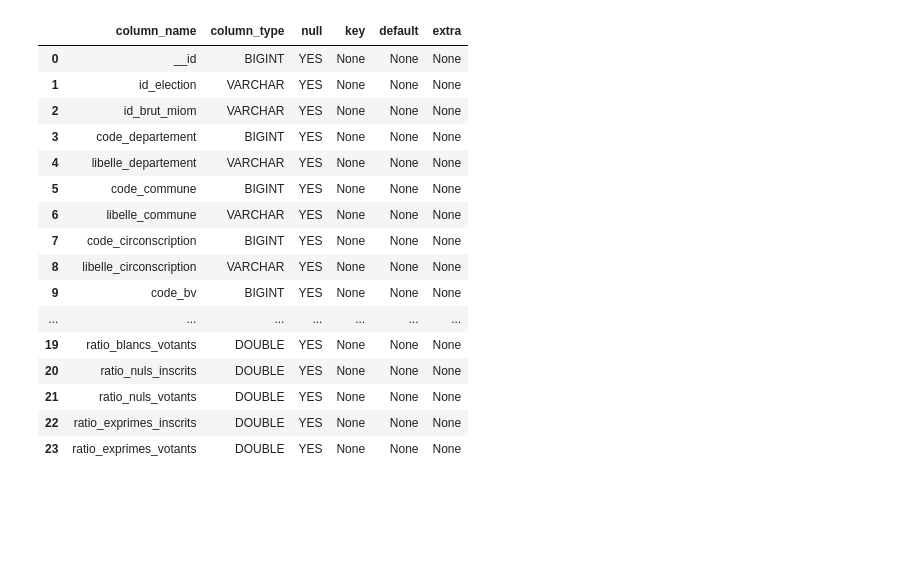
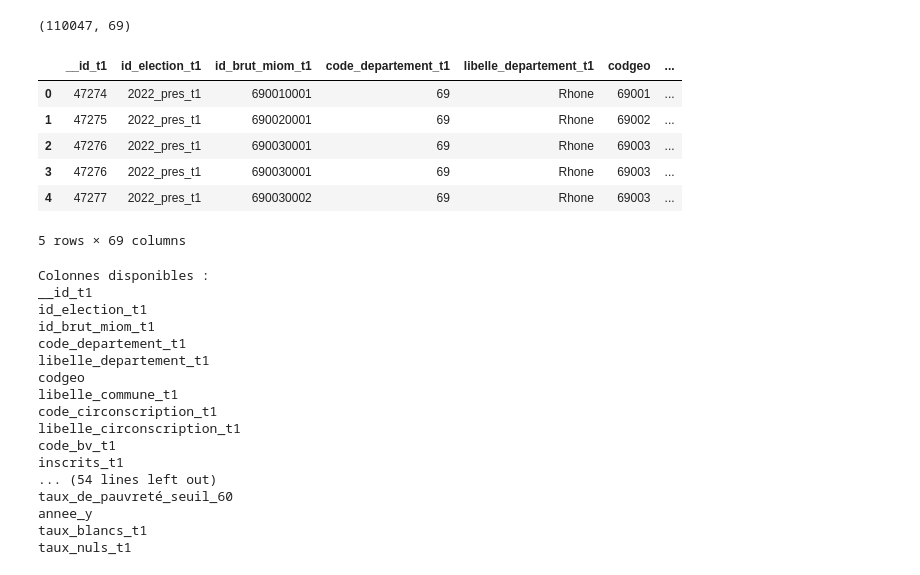
Before and after one commit to anaskt-dev/MSPR_BLOC3_MASTER1, a Jupyter notebook: model.ipynb, the cells around one changed output. Cells and saved outputs as stored; diff of their text form; code cells hidden in the pictures; blank space fills up the shorter version.

```diff
--- a/model.ipynb
+++ b/model.ipynb
@@ -122,34 +38,50 @@ df_model.describe().round(2)
 # %%
-# ── Cellule 4 — Split train / test (80 / 20) ─────────────────────────────────
-X = df_model[FEATURES]
-y = df_model[TARGET]
+# Variables électorales
+#df["taux_participation_t1"] = df["votants_t1"] / df["inscrits_t1"]
+#df["taux_participation_t2"] = df["votants_t2"] / df["inscrits_t2"]
 
-X_train, X_test, y_train, y_test = train_test_split(
-    X, y,
-    test_size=0.20,
-    random_state=RANDOM_STATE
-)
+df["taux_blancs_t1"] = df["blancs_t1"] / df["votants_t1"]
+df["taux_nuls_t1"] = df["nuls_t1"] / df["votants_t1"]
 
-print(f'Train : {len(X_train)} lignes')
-print(f'Test  : {len(X_test)}  lignes')
-print(f'\nDistribution cible (train) :')
-print(y_train.describe().round(2))
+# Nettoyage des divisions impossibles
+df = df.replace([np.inf, -np.inf], np.nan)
+
+# Colonnes numériques utiles côté emploi / revenus
+for col in df.columns:
+    if col not in ["codgeo"]:
+        df[col] = pd.to_numeric(df[col], errors="ignore")
+
+print(df.shape)
+df.head()
 # %% [output]
+(110047, 69)
-|  | column_name | column_type | null | key | default | extra |
-| 0 | __id | BIGINT | YES | None | None | None |
-| 1 | id_election | VARCHAR | YES | None | None | None |
-| 2 | id_brut_miom | VARCHAR | YES | None | None | None |
-| 3 | code_departement | BIGINT | YES | None | None | None |
-| 4 | libelle_departement | VARCHAR | YES | None | None | None |
-| 5 | code_commune | BIGINT | YES | None | None | None |
-| 6 | libelle_commune | VARCHAR | YES | None | None | None |
-| 7 | code_circonscription | BIGINT | YES | None | None | None |
-| 8 | libelle_circonscription | VARCHAR | YES | None | None | None |
-| 9 | code_bv | BIGINT | YES | None | None | None |
-| ... | ... | ... | ... | ... | ... | ... |
-| 19 | ratio_blancs_votants | DOUBLE | YES | None | None | None |
-| 20 | ratio_nuls_inscrits | DOUBLE | YES | None | None | None |
-| 21 | ratio_nuls_votants | DOUBLE | YES | None | None | None |
-| 22 | ratio_exprimes_inscrits | DOUBLE | YES | None | None | None |
-| 23 | ratio_exprimes_votants | DOUBLE | YES | None | None | None |
+|  | __id_t1 | id_election_t1 | id_brut_miom_t1 | code_departement_t1 | libelle_departement_t1 | codgeo | ... |
+| 0 | 47274 | 2022_pres_t1 | 690010001 | 69 | Rhone | 69001 | ... |
+| 1 | 47275 | 2022_pres_t1 | 690020001 | 69 | Rhone | 69002 | ... |
+| 2 | 47276 | 2022_pres_t1 | 690030001 | 69 | Rhone | 69003 | ... |
+| 3 | 47276 | 2022_pres_t1 | 690030001 | 69 | Rhone | 69003 | ... |
+| 4 | 47277 | 2022_pres_t1 | 690030002 | 69 | Rhone | 69003 | ... |
+5 rows × 69 columns
+# %%
+print("Colonnes disponibles :")
+for c in df.columns:
+    print(c)
+# %% [output]
+Colonnes disponibles :
+__id_t1
+id_election_t1
+id_brut_miom_t1
+code_departement_t1
+libelle_departement_t1
+codgeo
+libelle_commune_t1
+code_circonscription_t1
+libelle_circonscription_t1
+code_bv_t1
+inscrits_t1
+... (54 lines left out)
+taux_de_pauvreté_seuil_60
+annee_y
+taux_blancs_t1
+taux_nuls_t1
 # %%
```
Also changed, not shown: parts of 23 cells of this notebook, 5 other files.
